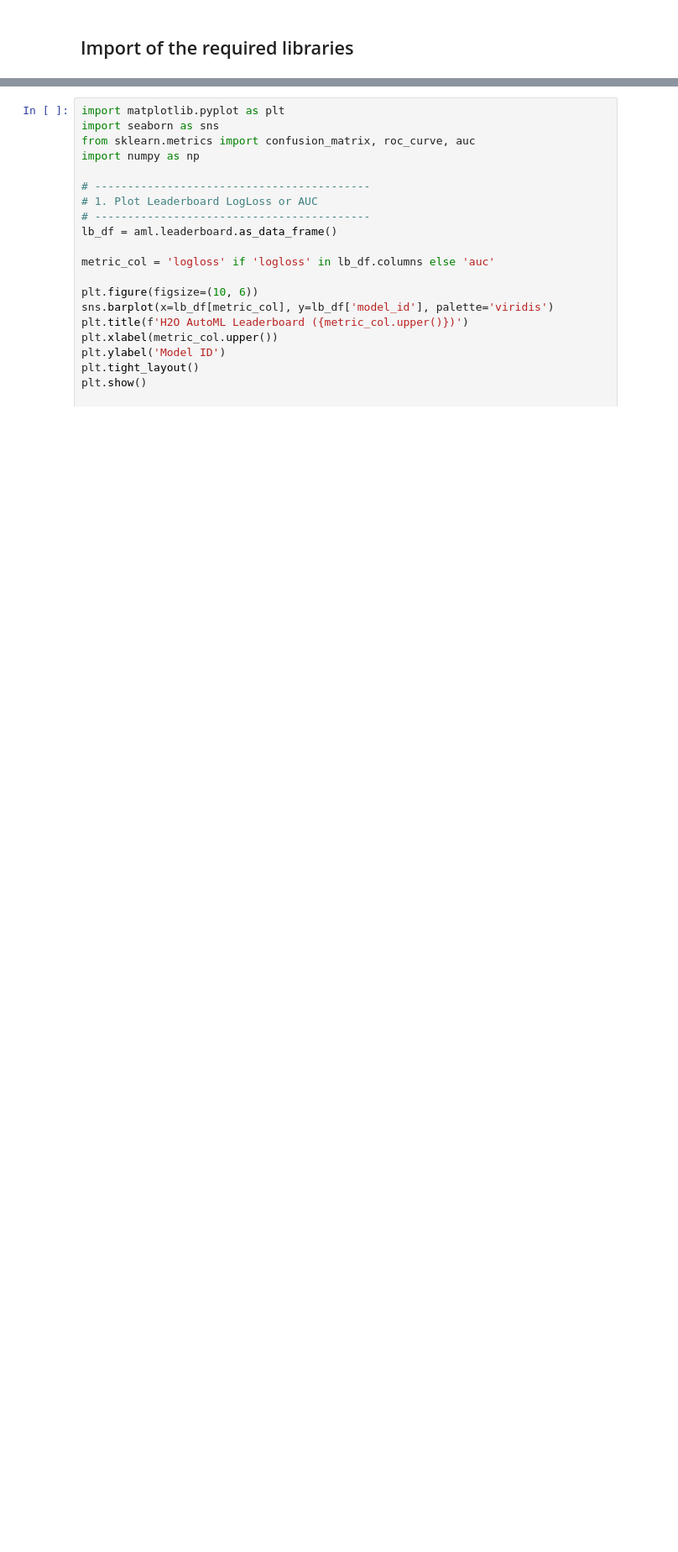
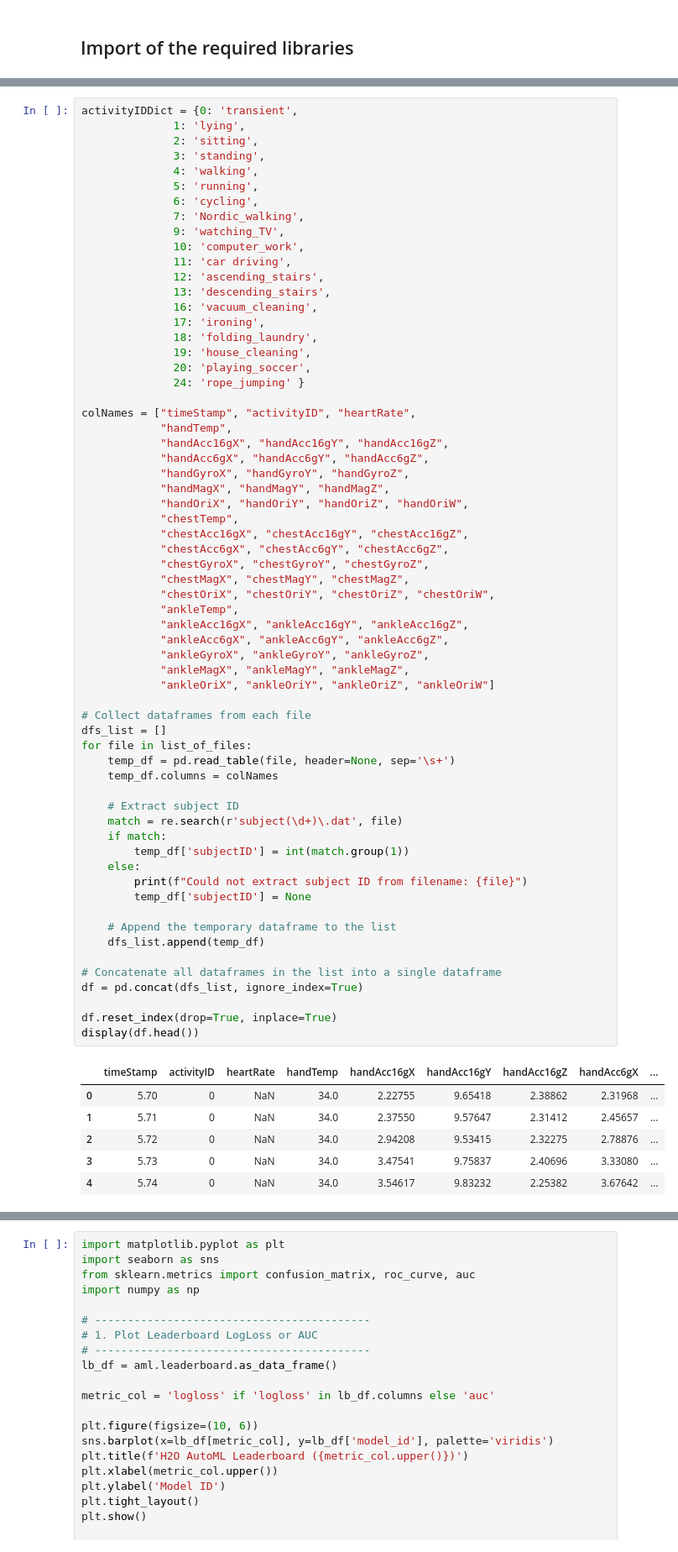
Before and after one commit to sandeepjakkaraju/aai510finalproject, a Jupyter notebook: AAI-510-Group5-Final-Project_AutoML.ipynb, the cells around one changed output, grey strips where cells are left out. Shown at 84% size. Cells and saved outputs as stored; diff of their text form; blank space fills up the shorter version.

```diff
--- a/AAI-510-Group5-Final-Project_AutoML.ipynb
+++ b/AAI-510-Group5-Final-Project_AutoML.ipynb
@@ -355,0 +151,70 @@ Test shape X : (494878, 52)  y  (494878,)
+# %%
+activityIDDict = {0: 'transient',
+              1: 'lying',
+              2: 'sitting',
+              3: 'standing',
+              4: 'walking',
+              5: 'running',
+              6: 'cycling',
+              7: 'Nordic_walking',
+              9: 'watching_TV',
+              10: 'computer_work',
+              11: 'car driving',
+              12: 'ascending_stairs',
+              13: 'descending_stairs',
+              16: 'vacuum_cleaning',
+              17: 'ironing',
+              18: 'folding_laundry',
+              19: 'house_cleaning',
+              20: 'playing_soccer',
+              24: 'rope_jumping' }
+
+colNames = ["timeStamp", "activityID", "heartRate",
+            "handTemp",
+            "handAcc16gX", "handAcc16gY", "handAcc16gZ",
+            "handAcc6gX", "handAcc6gY", "handAcc6gZ",
+            "handGyroX", "handGyroY", "handGyroZ",
+            "handMagX", "handMagY", "handMagZ",
+            "handOriX", "handOriY", "handOriZ", "handOriW",
+            "chestTemp",
+            "chestAcc16gX", "chestAcc16gY", "chestAcc16gZ",
+            "chestAcc6gX", "chestAcc6gY", "chestAcc6gZ",
+            "chestGyroX", "chestGyroY", "chestGyroZ",
+            "chestMagX", "chestMagY", "chestMagZ",
+            "chestOriX", "chestOriY", "chestOriZ", "chestOriW",
+            "ankleTemp",
+            "ankleAcc16gX", "ankleAcc16gY", "ankleAcc16gZ",
+            "ankleAcc6gX", "ankleAcc6gY", "ankleAcc6gZ",
+            "ankleGyroX", "ankleGyroY", "ankleGyroZ",
+            "ankleMagX", "ankleMagY", "ankleMagZ",
+            "ankleOriX", "ankleOriY", "ankleOriZ", "ankleOriW"]
+
+# Collect dataframes from each file
+dfs_list = []
+for file in list_of_files:
+    temp_df = pd.read_table(file, header=None, sep='\s+')
+    temp_df.columns = colNames
+
+    # Extract subject ID
+    match = re.search(r'subject(\d+)\.dat', file)
+    if match:
+        temp_df['subjectID'] = int(match.group(1))
+    else:
+        print(f"Could not extract subject ID from filename: {file}")
+        temp_df['subjectID'] = None
+
+    # Append the temporary dataframe to the list
+    dfs_list.append(temp_df)
+
+# Concatenate all dataframes in the list into a single dataframe
+df = pd.concat(dfs_list, ignore_index=True)
+
+df.reset_index(drop=True, inplace=True)
+display(df.head())
+# %% [output]
+|  | timeStamp | activityID | heartRate | handTemp | handAcc16gX | handAcc16gY | handAcc16gZ | handAcc6gX | ... |
+| 0 | 5.70 | 0 | NaN | 34.0 | 2.22755 | 9.65418 | 2.38862 | 2.31968 | ... |
+| 1 | 5.71 | 0 | NaN | 34.0 | 2.37550 | 9.57647 | 2.31412 | 2.45657 | ... |
+| 2 | 5.72 | 0 | NaN | 34.0 | 2.94208 | 9.53415 | 2.32275 | 2.78876 | ... |
+| 3 | 5.73 | 0 | NaN | 34.0 | 3.47541 | 9.75837 | 2.40696 | 3.33080 | ... |
+| 4 | 5.74 | 0 | NaN | 34.0 | 3.54617 | 9.83232 | 2.25382 | 3.67642 | ... |
```
Also changed, not shown: parts of 50 cells of this notebook.
